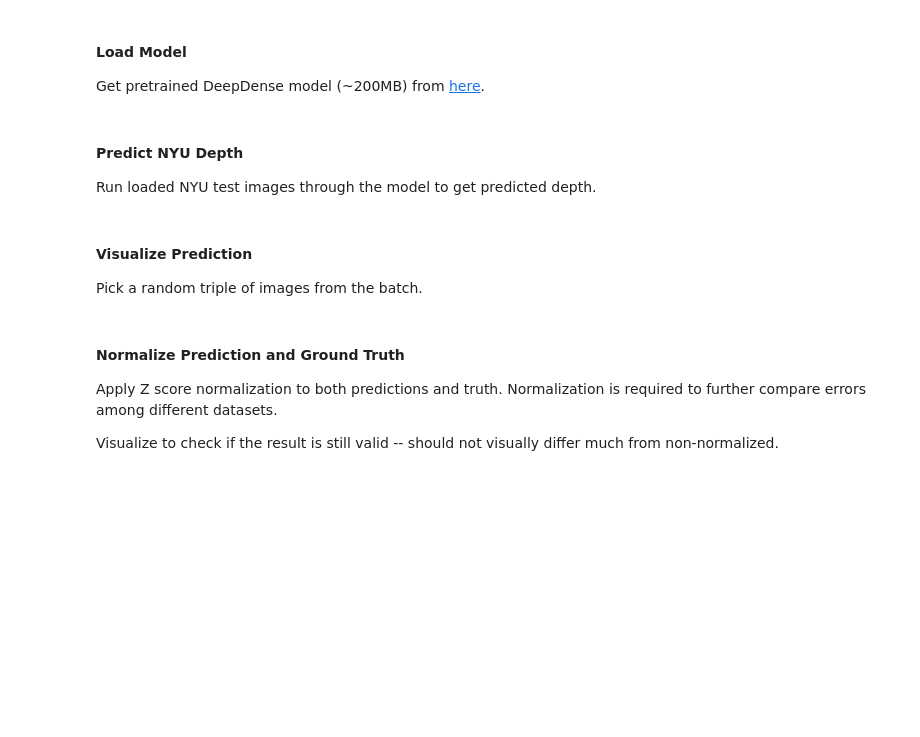
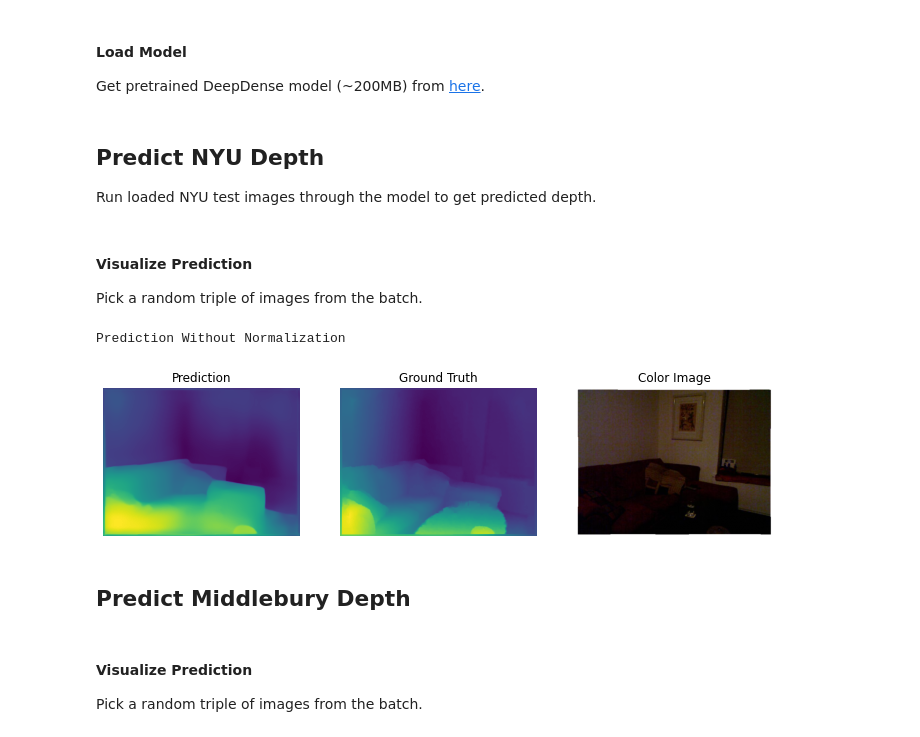
Before and after one commit to CSCCNY/final-project-monodepth-ccny, a Jupyter notebook: Notebooks/densedepth-benchmark.ipynb, the cells around one changed output. Saved outputs shown, nothing was run; the diff lists cells and outputs as text; code cells hidden in the pictures; blank space fills up the shorter version.

Commit message:
Middlebury data loader and predictions
This commit brings middlebury dataloader.
The dataset has been fed through the DenseDepth model
yielding valid predictions.

```diff
--- a/Notebooks/densedepth-benchmark.ipynb
+++ b/Notebooks/densedepth-benchmark.ipynb
@@ -13,3 +25,9 @@ from PIL import Image
+# %%
+# For depth images call with resolution=240
+# For color images call with resolution=480
+def deepdense_resize(img: np.array, resolution=480) -> np.array:
+    return resize(img, (resolution, int(resolution * 4 / 3)),
+                  preserve_range=True, mode='reflect', anti_aliasing=True)
 # %% [markdown]
 #### NYU Data Loader ####
 
@@ -42,6 +60,9 @@ def load_nyu_images(path: str, count=111) -> (np.array, np.array):
 
     rgb_img = [np.clip(np.asarray(Image.open(path), dtype=float) / 255, 0, 1) for path in rgb_img_path[:count]]
     depth_img = [np.asarray(Image.open(path), dtype=float) for path in depth_img_path[:count]]
-    depth_img = [1000 / np.clip(1000 * img / np.max(img), 10, 1000) for img in depth_img]
+    depth_img = [1000 / np.clip(1000 * img / np.max(img), 1, 1000) for img in depth_img]
+    depth_img = [deepdense_resize(img, 240) for img in depth_img]
+    # Normalize and invert depth
+    depth_img = [(img - np.mean(img))/np.std(img) for img in depth_img]
 
     return np.stack(rgb_img), np.stack(depth_img)
@@ -60,7 +121,7 @@ model = tf.keras.models.load_model("/Users/slava/Downloads/nyu.h5",
                                    custom_objects=custom_objects,
                                    compile=False)
 # %% [markdown]
-#### Predict NYU Depth ####
+## Predict NYU Depth ##
 Run loaded NYU test images through the model to get predicted depth.
 # %%
 # Load Images
@@ -71,30 +129,36 @@ prediction_depth = model.predict(nyu_rgb)
+# %%
+# Predict Depth
+nyu_prediction_depth = model.predict(nyu_rgb)
+
+# Normalize Prediction
+for i in range(nyu_prediction_depth.shape[0]):
+    nyu_prediction_depth[i, ...] = (nyu_prediction_depth[i, ...] - np.mean(nyu_prediction_depth[i, ...]))\
+                                    / np.std(nyu_prediction_depth[i, ...])
 # %% [markdown]
 #### Visualize Prediction ####
 
 Pick a random triple of images from the batch.
 # %%
-random_index = random.randrange(prediction_depth.shape[0])
+random_index = random.randrange(nyu_prediction_depth.shape[0])
 # %%
 f, axarr = plt.subplots(ncols=3, figsize=(12, 8))
 
 for ax in axarr:
     ax.axis("off")
 
 print("Prediction Without Normalization")
 axarr[0].set_title("Prediction")
-axarr[0].imshow(prediction_depth[random_index, :, :, 0])
+axarr[0].imshow(nyu_prediction_depth[random_index, :, :, 0])
 
 axarr[1].set_title("Ground Truth")
 axarr[1].imshow(10 * nyu_depth[random_index, :, :])
 
 axarr[2].set_title("Color Image")
 axarr[2].imshow(nyu_rgb[random_index, :, :])
 
 plt.show()
+# %% [output]
+Prediction Without Normalization
+[figure, added]
-# %% [markdown]
-#### Normalize Prediction and Ground Truth ####
-
-Apply Z score normalization to both predictions and truth.
-Normalization is required to further compare errors among different datasets.
-
-Visualize to check if the result is still valid -- should not visually differ much from non-normalized.
+# %% [markdown]
+## Predict Middlebury Depth ##
@@ -100,0 +176,4 @@ Visualize to check if the result is still valid -- should not visually differ mu
+# %% [markdown]
+#### Visualize Prediction ####
+
+Pick a random triple of images from the batch.
```
Also changed, not shown: parts of 12 cells of this notebook.
